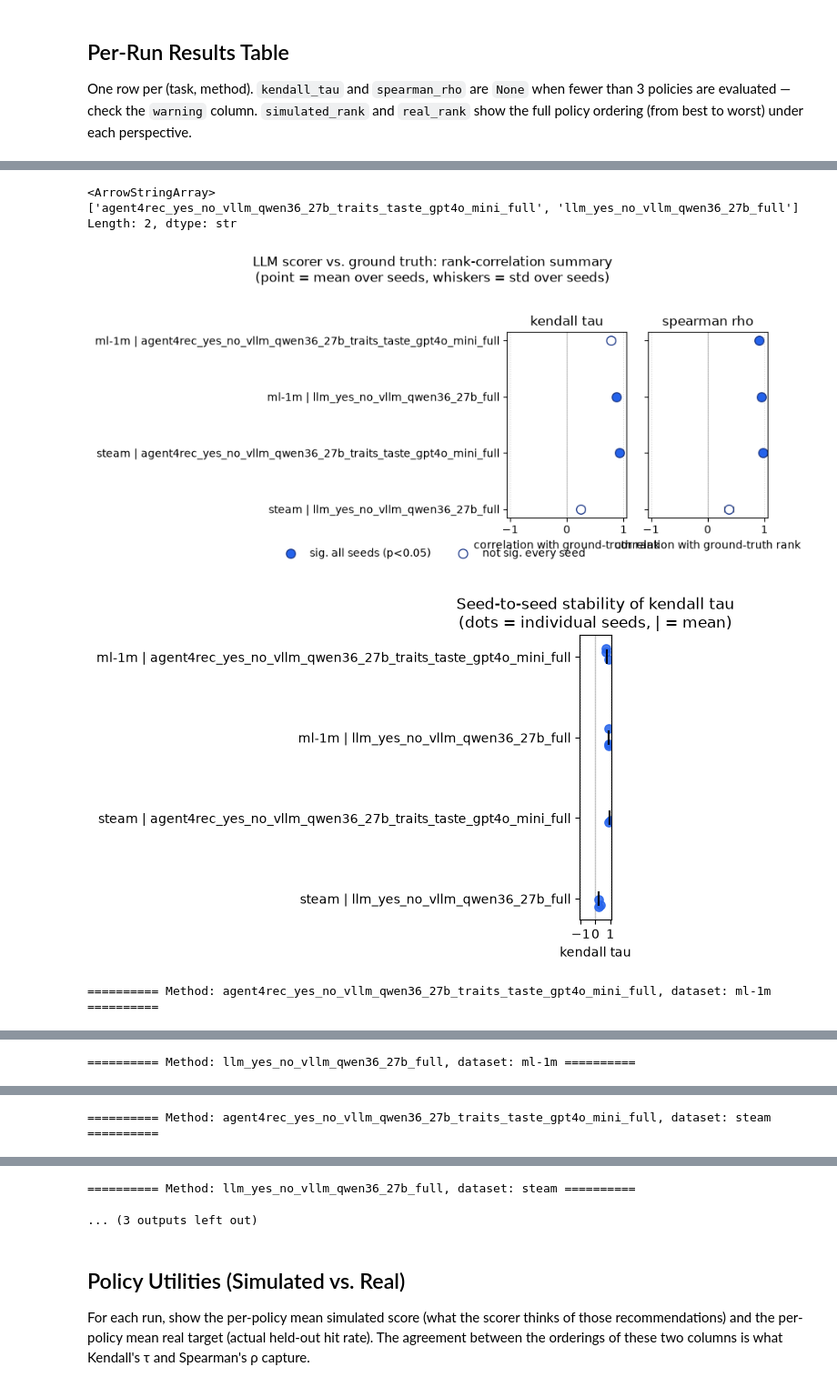
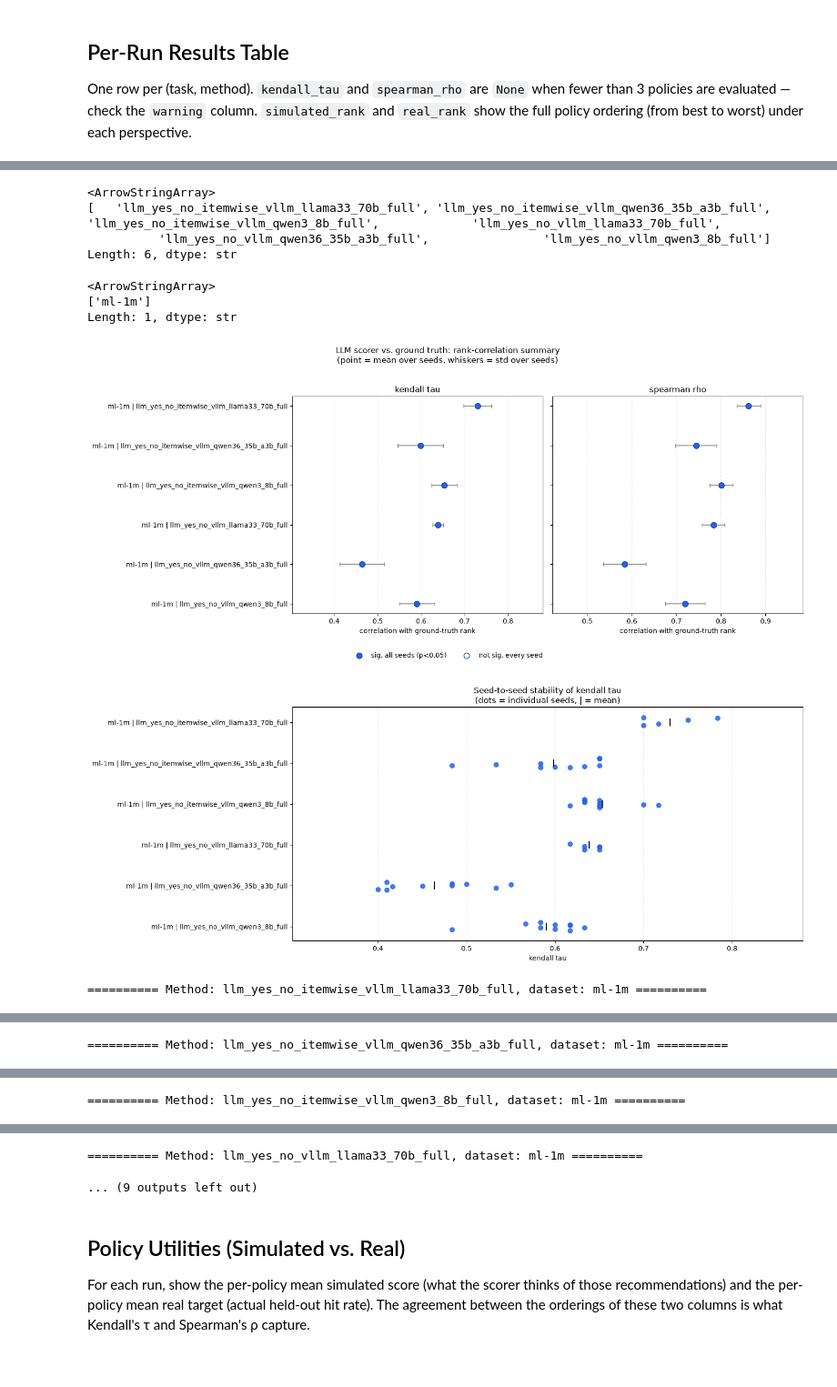
Before and after one commit to agafonovartem/beyond-click-sim, a Jupyter notebook: notebooks/policy_ranking_agreement.ipynb, the cells around one changed output, grey strips where cells are left out. Shown at 91% size. Drawn from its saved outputs; the diff is of its cells as text; code cells hidden in the pictures.

Commit message:
Fixed policy ranking agreement preference

```diff
--- a/notebooks/policy_ranking_agreement.ipynb
+++ b/notebooks/policy_ranking_agreement.ipynb
@@ -125,6 +134,7 @@ def collect_runs() -> pd.DataFrame:
         task = str(metrics.get("task", ""))
         task_info = parse_task_name(task)
         test_block = as_dict(metrics.get("test"))
+        policy_coverage = as_dict(metrics.get("policy_coverage"))
         manifest = read_json(manifest_path) if manifest_path.exists() else {}
         task_manifest = as_dict(as_dict(manifest.get("task")).get("manifest"))
         policies_manifest = as_list(task_manifest.get("policies"))
@@ -137,6 +147,7 @@ def collect_runs() -> pd.DataFrame:
             "method": method,
             "method_label": METHODS.get(method, method),
             "dataset": task_info["dataset"],
+            "target": task_info["target"],
             "eval_users": task_info["eval_users"],
             "seed": task_info["seed"],
             "n_policies": test_block.get("n_policies"),
@@ -150,6 +161,11 @@ def collect_runs() -> pd.DataFrame:
             "real_utilities": as_dict(test_block.get("real_utilities")),
             "warning": test_block.get("warning"),
             "utility_aggregation": metrics.get("utility_aggregation"),
+            # Present on preference-protocol runs; absent on older interaction artifacts.
+            "policy_coverage": policy_coverage or None,
+            "policy_coverage_common_users": policy_coverage.get("common_users"),
+            "policy_coverage_common_rows": policy_coverage.get("common_rows"),
+            "policy_coverage_per_policy": as_dict(policy_coverage.get("per_policy")) or None,
             "policy_names_manifest": policy_names_manifest,
             "has_predictions": predictions_path.exists(),
             "train_rows": as_dict(task_manifest.get("rows")).get("train"),
@@ -166,7 +182,7 @@ def collect_runs() -> pd.DataFrame:
 
     return (
         pd.DataFrame(rows)
-        .sort_values(["dataset", "method", "seed", "timestamp"])
+        .sort_values(["dataset", "target", "method", "seed", "timestamp"])
         .reset_index(drop=True)
     )
 
@@ -176,5 +192,5 @@ if all_runs.empty:
     print("No runs found — remaining cells will produce empty output.")
 else:
     print(f"Total runs collected: {len(all_runs)}")
-    display(all_runs[["dataset", "method", "seed", "timestamp", "run"]].head(20))
+    display(all_runs[["dataset", "target", "method", "seed", "timestamp", "run"]].head(20))
 # %% [output]
@@ -199,7 +220,7 @@ if not all_runs.empty:
         .sort_values(["task", "method", "timestamp", "run"])
         .groupby(["task", "method"], as_index=False, dropna=False)
         .tail(1)
-        .sort_values(["dataset", "method", "seed"])
+        .sort_values(["dataset", "target", "method", "seed"])
         .reset_index(drop=True)
     )
 else:
@@ -258,0 +309,2 @@ latest_runs["real_rank"][0]
+# %%
+latest_runs = latest_runs[latest_runs["method_label"].apply(lambda x: x not in ["llm_yes_no_itemwise_vllm_qwen36_27b_full", "llm_yes_no_vllm_qwen36_27b_full", "Popularity scorer"])]
@@ -312,18 +395,0 @@ fig.show()
-# %%
-import matplotlib.pyplot as plt
-
-steam_diff = scores_df.query("dataset == 'steam'")["diff"]
-plt.figure(figsize=(8, 5))
-n, bins, patches = plt.hist(
-    steam_diff,
-    bins=10,
-    color="#4F81BD",
-    edgecolor="white",
-    alpha=0.85
-)
-plt.title("Distribution of Simulated - Real Utility Difference (Steam)", fontsize=14)
-plt.xlabel("Simulated - Real Utility Difference", fontsize=12)
-plt.ylabel("Count", fontsize=12)
-plt.grid(axis='y', linestyle='--', alpha=0.6)
-plt.tight_layout()
-plt.show()
@@ -571,32 +709,37 @@ def plot_pairwise_concordance(df, dataset, method_label=None, figsize=(5.5, 5)):
     fig.tight_layout()
     return fig
 # %%
-latest_runs["method"].unique()
+display(latest_runs["method"].unique())
+display(latest_runs["dataset"].unique())
 # %% [output]
 <ArrowStringArray>
-['agent4rec_yes_no_vllm_qwen36_27b_traits_taste_gpt4o_mini_full', 'llm_yes_no_vllm_qwen36_27b_full']
-Length: 2, dtype: str
+[   'llm_yes_no_itemwise_vllm_llama33_70b_full', 'llm_yes_no_itemwise_vllm_qwen36_35b_a3b_full',       'llm_yes_no_itemwise_vllm_qwen3_8b_full',             'llm_yes_no_vllm_llama33_70b_full',
+          'llm_yes_no_vllm_qwen36_35b_a3b_full',                'llm_yes_no_vllm_qwen3_8b_full']
+Length: 6, dtype: str
+<ArrowStringArray>
+['ml-1m']
+Length: 1, dtype: str
 # %%
-fig1 = plot_correlation_summary(latest_runs)
+fig1 = plot_correlation_summary(latest_runs, figsize=(15, 6), adaptive_xlim=True)
 # fig1.savefig("/mnt/user-data/outputs/1_correlation_summary.png", dpi=160, bbox_inches="tight")
 plt.show()
 
-fig2 = plot_seed_dispersion(latest_runs, metric="kendall_tau")
+fig2 = plot_seed_dispersion(latest_runs, metric="kendall_tau", figsize=(15, 6), adaptive_xlim=True)
 # fig2.savefig("/mnt/user-data/outputs/2_seed_dispersion.png", dpi=160, bbox_inches="tight")
 plt.show()
 
 for dataset in latest_runs["dataset"].unique():
-    for method in latest_runs["method"].unique():
+    for method in latest_runs["method_label"].unique():
         print(f"========== Method: {method}, dataset: {dataset} ==========")
         fig3 = plot_rank_bump(latest_runs, dataset=dataset, method_label=method)
         # fig3.savefig("/mnt/user-data/outputs/3_rank_bump_steam.png", dpi=160, bbox_inches="tight")
 
-        fig4 = plot_pairwise_concordance(latest_runs, dataset=dataset, method_label=method)
+        fig4 = plot_pairwise_concordance(latest_runs, dataset=dataset, method_label=method, figsize=(10, 8))
         # fig4.savefig("/mnt/user-data/outputs/4_pairwise_concordance_steam.png", dpi=160, bbox_inches="tight")
         plt.show()
 
 print("done")
 # %% [output]
-[figure, old version]
+[figure, new version]
-[figure, old version]
+[figure, new version]
-========== Method: agent4rec_yes_no_vllm_qwen36_27b_traits_taste_gpt4o_mini_full, dataset: ml-1m ==========
+========== Method: llm_yes_no_itemwise_vllm_llama33_70b_full, dataset: ml-1m ==========
@@ -605 +748 @@ print("done")
-========== Method: llm_yes_no_vllm_qwen36_27b_full, dataset: ml-1m ==========
+========== Method: llm_yes_no_itemwise_vllm_qwen36_35b_a3b_full, dataset: ml-1m ==========
@@ -608 +751 @@ print("done")
-========== Method: agent4rec_yes_no_vllm_qwen36_27b_traits_taste_gpt4o_mini_full, dataset: steam ==========
+========== Method: llm_yes_no_itemwise_vllm_qwen3_8b_full, dataset: ml-1m ==========
@@ -611,5 +754,5 @@ print("done")
-========== Method: llm_yes_no_vllm_qwen36_27b_full, dataset: steam ==========
+========== Method: llm_yes_no_vllm_llama33_70b_full, dataset: ml-1m ==========
-... (3 outputs left out)
+... (9 outputs left out)
 # %% [markdown]
 ## Policy Utilities (Simulated vs. Real)
 
```
Also changed, not shown: parts of 17 cells of this notebook, 15 other files.
